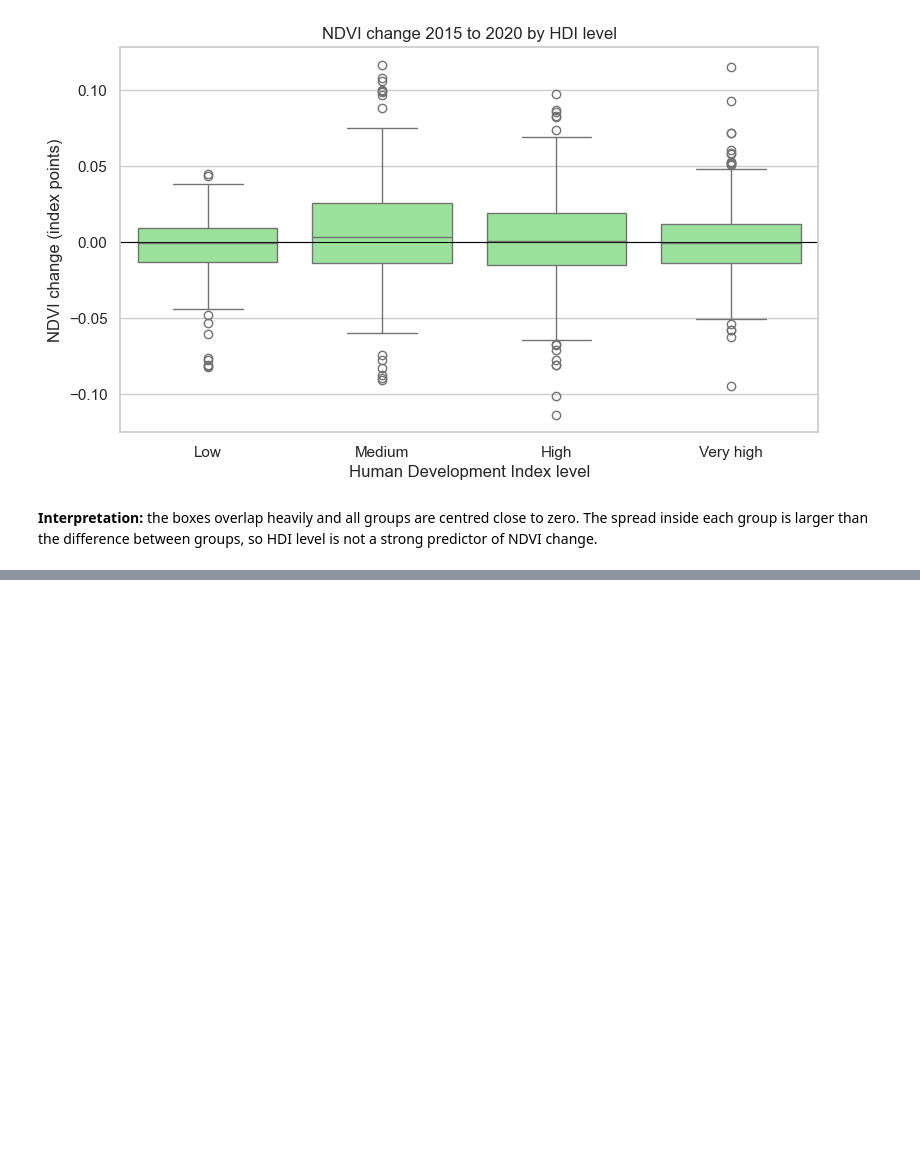
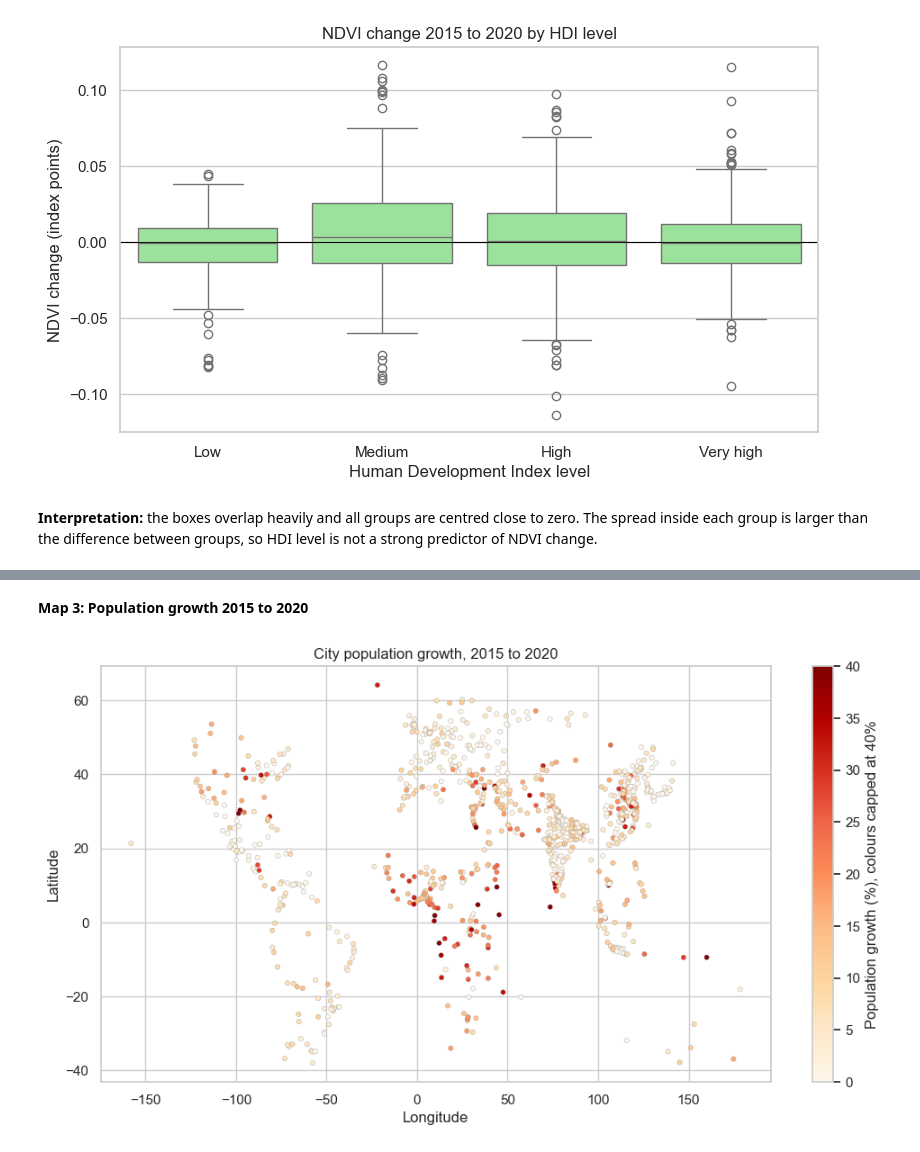
Before and after one commit to prince63aj/Urban_Green_Cover_and_Population_Growth, a Jupyter notebook: Analysis.ipynb, the cells around one changed output, grey strips where cells are left out. Drawn from its saved outputs; the diff is of its cells as text; code cells hidden in the pictures; blank space fills up the shorter version.

```diff
--- a/Analysis.ipynb
+++ b/Analysis.ipynb
@@ -501,0 +538,14 @@ plt.show()
+# %% [markdown]
+**Map 3: Population growth 2015 to 2020**
+# %%
+plt.figure(figsize=(12, 6))
+plot = plt.scatter(map_data["Longitude"], map_data["Latitude"], c=map_data["Pop_growth_pct_2015_2020"],
+                   cmap="OrRd", vmin=0, vmax=40, s=15, edgecolor="grey", linewidth=0.2)
+plt.colorbar(plot, label="Population growth (%), colours capped at 40%")
+plt.title("City population growth, 2015 to 2020")
+plt.xlabel("Longitude")
+plt.ylabel("Latitude")
+plt.savefig("charts/map3_pop_growth.png", dpi=150, bbox_inches="tight")
+plt.show()
+# %% [output]
+[figure, added]
```
Also changed, not shown: parts of 7 cells of this notebook, 5 other files.
